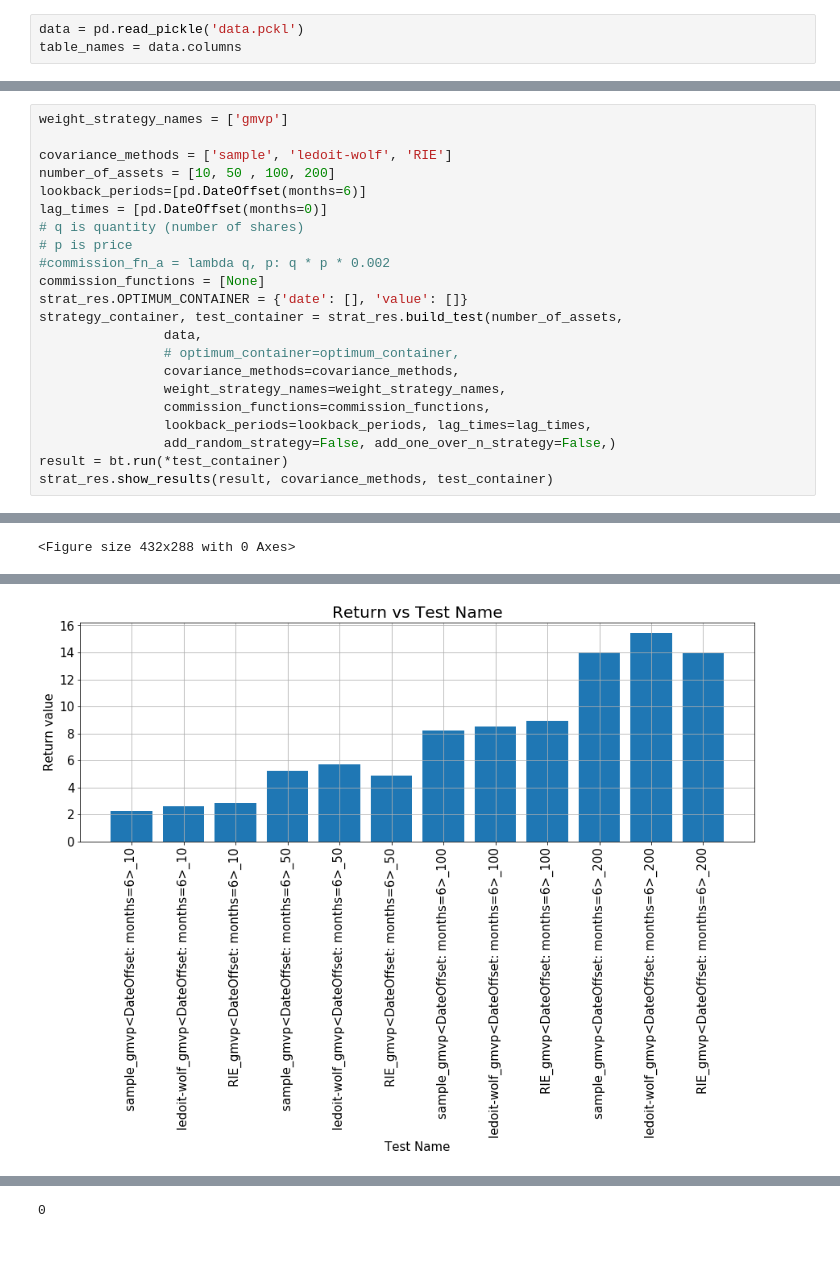
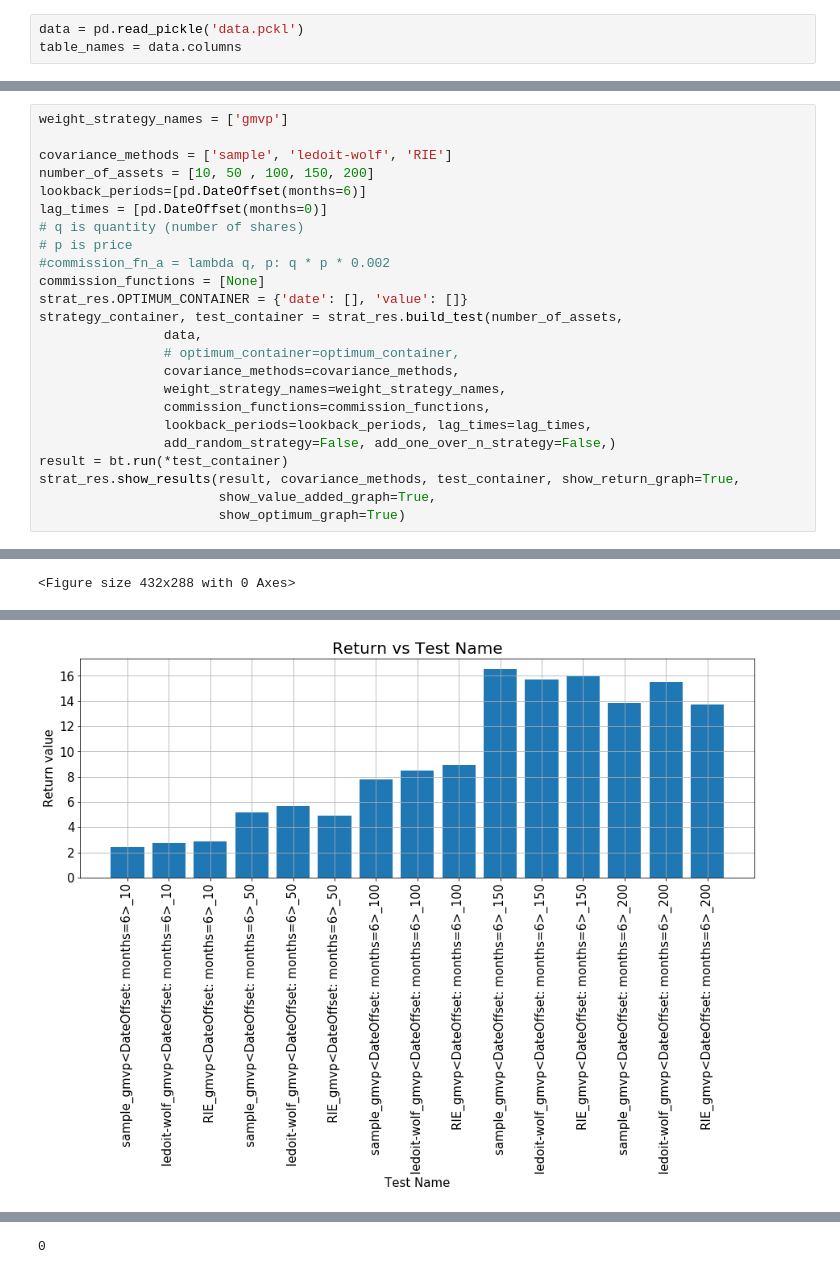
Before and after one commit to lmedeiro/portfolio_optimization_research, a Jupyter notebook: experiment_and_results.ipynb, the cells around one changed output, grey strips where cells are left out. Drawn from its saved outputs; the diff is of its cells as text.

```diff
--- a/experiment_and_results.ipynb
+++ b/experiment_and_results.ipynb
@@ -47,7 +70,7 @@ The covariance method estimator tested are: SCE, LWE and RIE. Finally, a Global
 weight_strategy_names = ['gmvp']
 
 covariance_methods = ['sample', 'ledoit-wolf', 'RIE']
-number_of_assets = [10, 50 , 100, 200]
+number_of_assets = [10, 50 , 100, 150, 200]
 lookback_periods=[pd.DateOffset(months=6)]
 lag_times = [pd.DateOffset(months=0)]
 # q is quantity (number of shares)
@@ -64,5 +87,7 @@ strategy_container, test_container = strat_res.build_test(number_of_assets,
                 lookback_periods=lookback_periods, lag_times=lag_times,
                 add_random_strategy=False, add_one_over_n_strategy=False,)
 result = bt.run(*test_container)
-strat_res.show_results(result, covariance_methods, test_container)
+strat_res.show_results(result, covariance_methods, test_container, show_return_graph=True,
+                       show_value_added_graph=True,
+                       show_optimum_graph=True)
 # %% [output]
@@ -88 +113 @@ RIE_gmvp<DateOffset: months=6>_200
-[figure, old version]
+[figure, new version]
```
Also changed, not shown: parts of 12 cells of this notebook, 2 other files.
